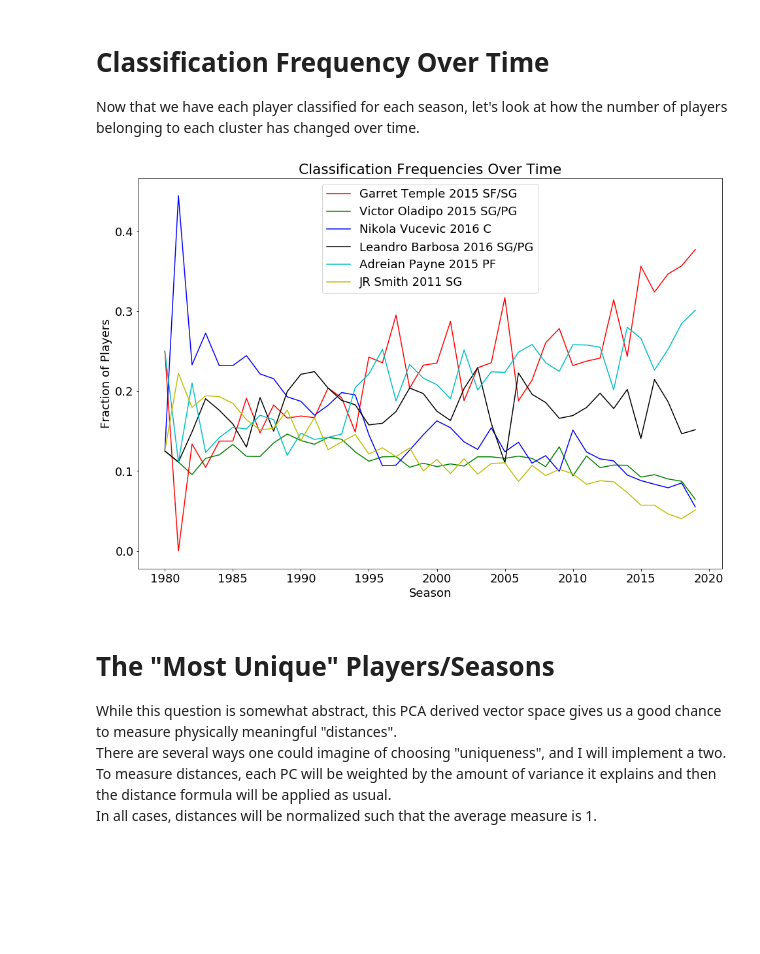
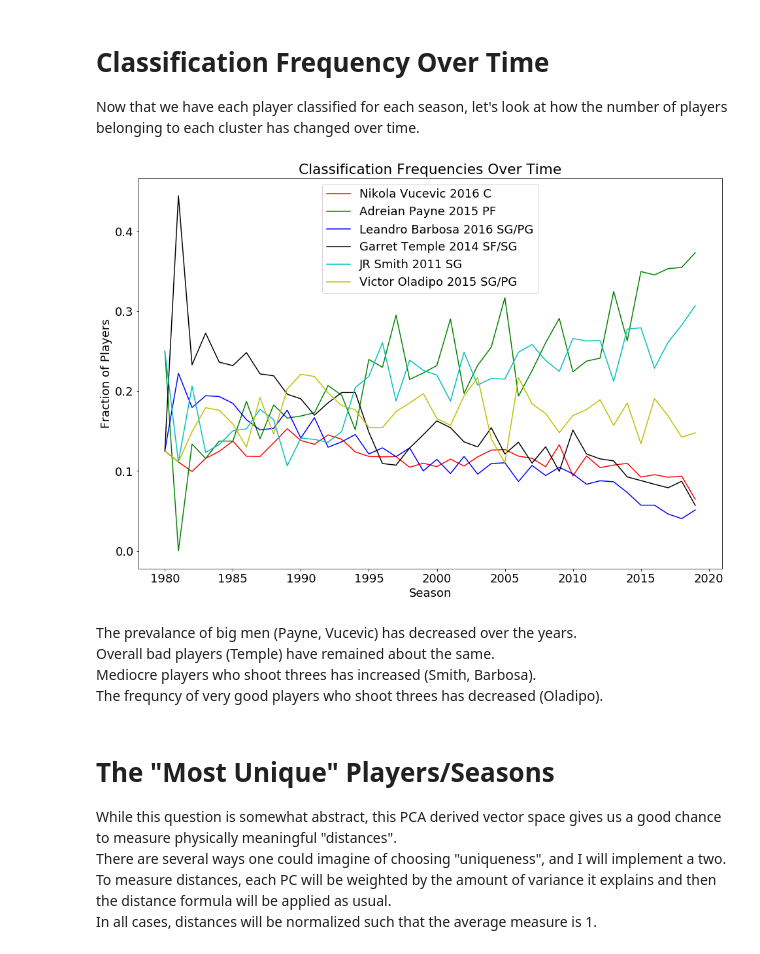
Before and after one commit to dgole/nba_clustering, a Jupyter notebook: scripts/player_clustering.ipynb, the cells around one changed output. Saved outputs shown, nothing was run; the diff lists cells and outputs as text; code cells hidden in the pictures; blank space fills up the shorter version.

```diff
--- a/scripts/player_clustering.ipynb
+++ b/scripts/player_clustering.ipynb
@@ -120,0 +96,22 @@ repPlayers = ["Garret Temple 2015 SF/SG",
+# %%
+# Hand pick some players from the above output.
+repPlayersIds = ["paynead_2015", "oladivi_2015", "templga_2014", "vucevni_2016", "smithjr_2011", "barbole_2016"]
+repPlayers    = ["Adreian Payne 2015 PF", "Victor Oladipo 2015 SG/PG", "Garret Temple 2014 SF/SG",
+                 "Nikola Vucevic 2016 C", "JR Smith 2011 SG", "Leandro Barbosa 2016 SG/PG"]
+
+# assign each player to the cluster they are closest to.
+# annoyingly, this can't be assigned statically because the order of the cluster labels changes
+# every time the notebook is run due to the random initialization of kmeans.
+repPlayersOrdered = [0 for i in range(nClusters)]
+for n in range(nClusters):
+    for i in range(nTot):
+        if repPlayersIds[n] == idList[i]:
+            arg = kmeans.labels_[i]
+            repPlayersOrdered[arg] = repPlayers[n]
+            break
+repPlayersOrdered = []
+for n in range(nClusters):
+    if n == argList[n]: repPlayersOrdered.append()
+print(argList)
+print(repPlayersOrdered)
+print(kmeans.cluster_centers_)
@@ -125,8 +141,10 @@ I add some labels showing where a selection of players lie in this somewhat abst
 # %%
 # scatter plots showing clustering in first 2 PCA components
 plt = plotting.scatter_2d(kmeans, npDataTrans)
-playersToLabel =[
-"curryst_2016", "jamesle_2016","hardeja_2019","antetgi_2019", "couside_2016","jordami_1988", "olajuha_1994",
-"smithjr_2011", "templga_2015", "oladivi_2015", "barbole_2016", "paynead_2015", "vucevni_2016", "rothsc_1989"]
+playersToLabel = ["curryst_2016", "jamesle_2016","hardeja_2019", "antetgi_2019",
+                  "couside_2016","jordami_1988", "olajuha_1994"]
 plotting.add_labels_to_plot(plt, playersToLabel, idList, npDataTrans)
+#playersToLabel = ["smithjr_2011", "templga_2014", "oladivi_2015", "barbole_2016",
+                  #"paynead_2015", "vucevni_2016", "rothsc_1989"]
+#plotting.add_labels_to_plot(plt, playersToLabel, idList, npDataTrans)
 # %% [output]
@@ -160,12 +174,16 @@ clusterHist = np.divide(clusterHist, totPlayers)
 # %%
 seasonList = range(startSeason, endSeason+1)
 for n in range(nClusters): plt.plot(seasonList, clusterHist[:,n], color=plotting.colorList[n])
-plt.legend(repPlayers)
+plt.legend(repPlayersOrdered)
 plt.title("Classification Frequencies Over Time")
-plt.ylabel("Fraction of Players")
-plt.xlabel("Season");
+plt.ylabel("Fraction of Players"); plt.xlabel("Season");
 # %% [output]
-[figure, old version]
+[figure, new version]
+# %% [markdown]
+The prevalance of big men (Payne, Vucevic) has decreased over the years.
+Overall bad players (Temple) have remained about the same.
+Mediocre players who shoot threes has increased (Smith, Barbosa).
+The frequncy of very good players who shoot threes has decreased (Oladipo).
 # %% [markdown]
 # The "Most Unique" Players/Seasons
 While this question is somewhat abstract, this PCA derived vector space gives us a good chance to measure physically meaningful "distances".
```
Also changed, not shown: parts of 7 cells of this notebook, 2 other files.
